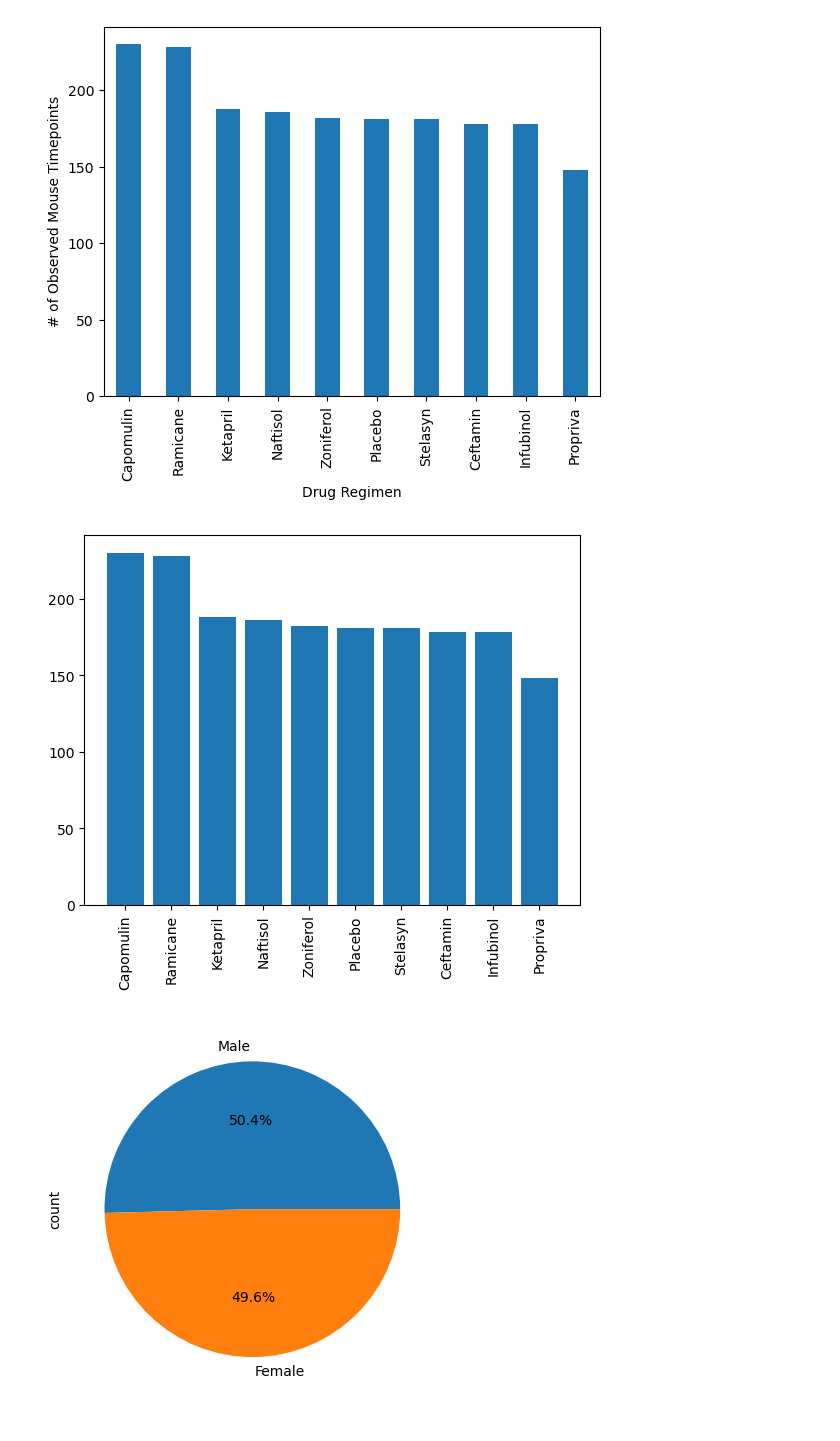
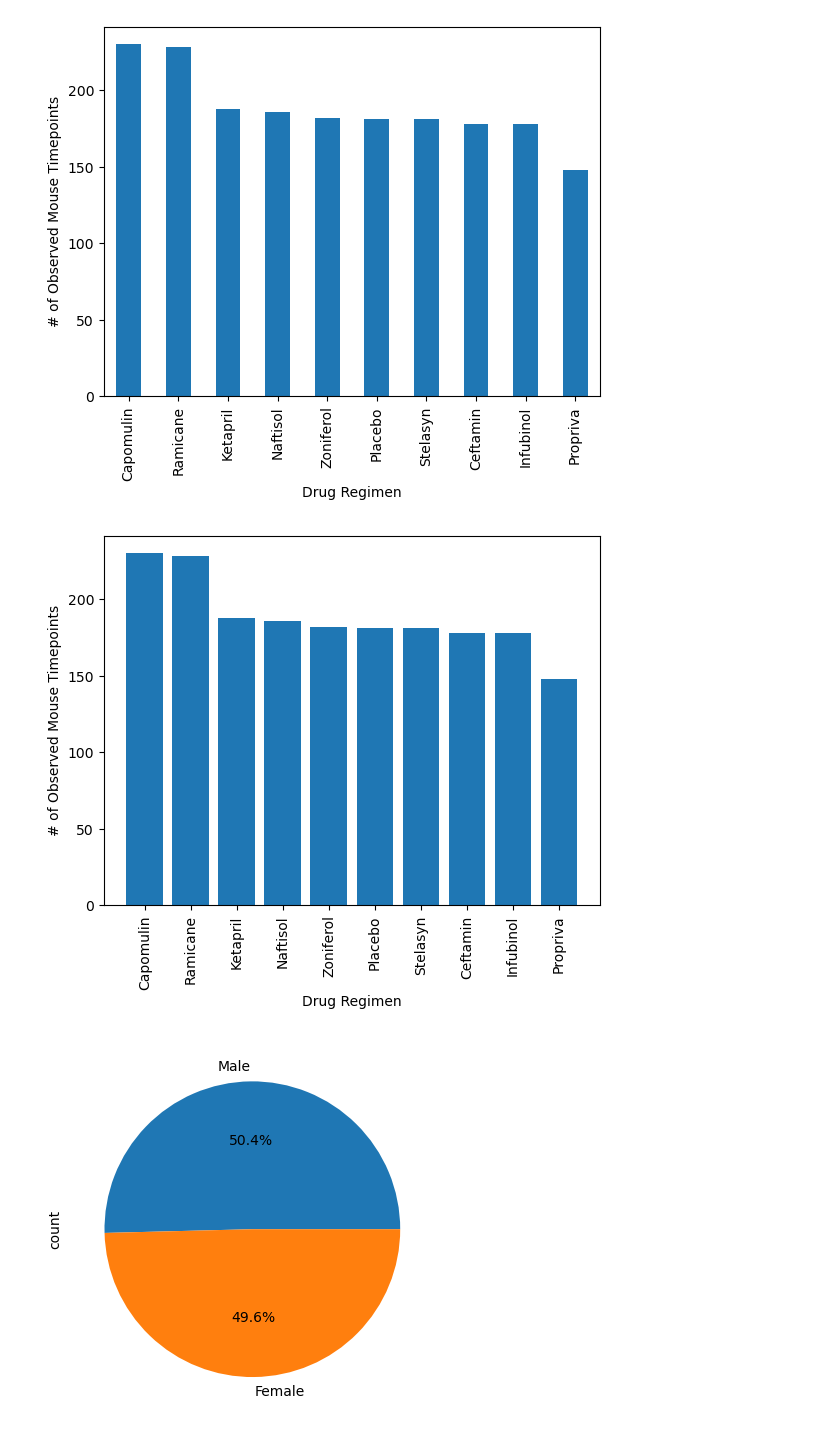
Before and after one commit to lbsommer116/module-5-challenge, a Jupyter notebook: Pymaceuticals/pymaceuticals_starter.ipynb, the cells around one changed output. Saved outputs shown, nothing was run; the diff lists cells and outputs as text; code cells hidden in the pictures.

```diff
--- a/Pymaceuticals/pymaceuticals_starter.ipynb
+++ b/Pymaceuticals/pymaceuticals_starter.ipynb
@@ -161,14 +163,16 @@ plt.show()
 # %%
 # Generate a bar plot showing the total number of rows (Mouse ID/Timepoints) for each drug regimen using pyplot.
 bar_group = deduplicated_df.groupby("Drug Regimen")
 bar_df = pd.DataFrame(bar_group["Timepoint"].count()).sort_values(by="Timepoint", ascending=False)
 x_axis = bar_df.index
 values = bar_df["Timepoint"]
 plt.bar(x_axis, values)
+plt.xlabel("Drug Regimen")
+plt.ylabel("# of Observed Mouse Timepoints")
 plt.xticks(rotation=90)
 plt.show()
 # %% [output]
-[figure, old version]
+[figure, new version]
 # %%
 # Generate a pie chart, using Pandas, showing the distribution of unique female versus male mice used in the study
 
```
Also changed, not shown: parts of 2 cells of this notebook.
